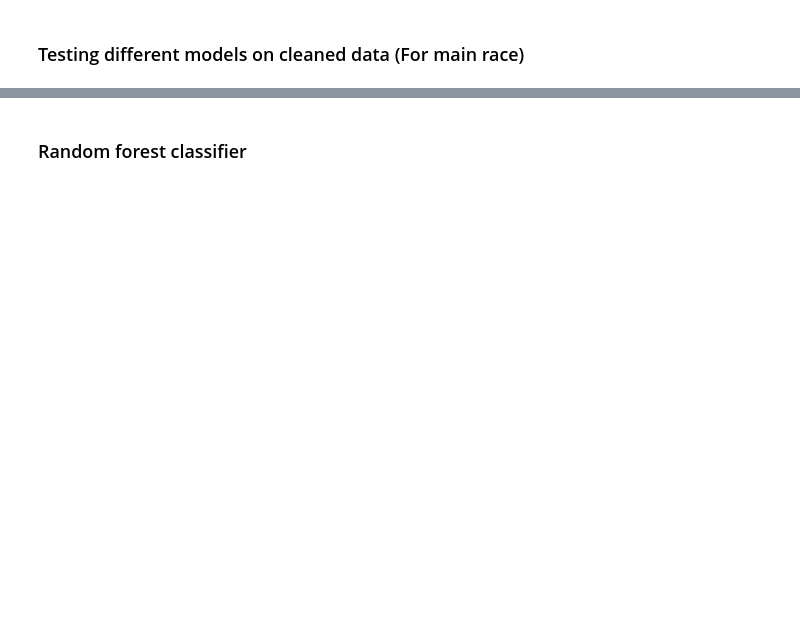
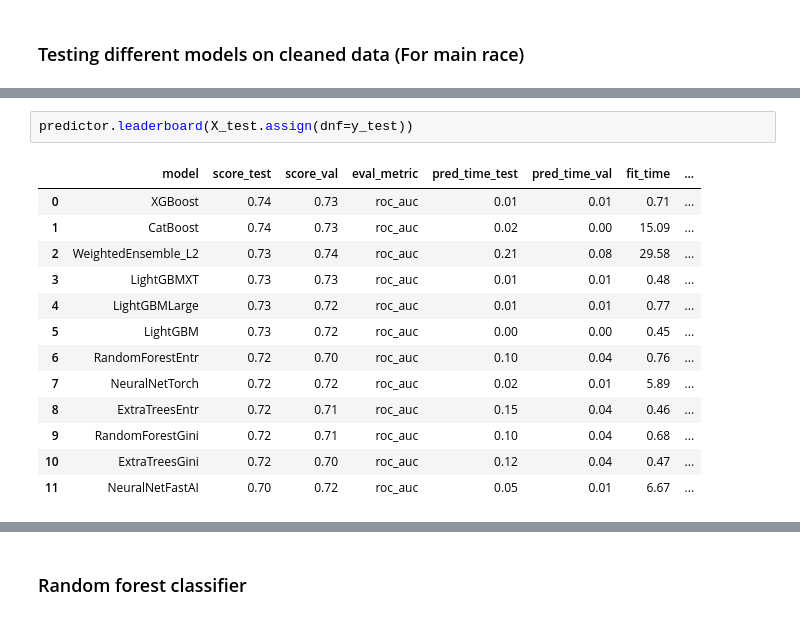
Before and after one commit to linhbuitung/f1-fantasy-ml-api, a Jupyter notebook: research/Thesis-Status.ipynb, the cells around one changed output, grey strips where cells are left out. Cells and saved outputs as stored; diff of their text form; blank space fills up the shorter version.

```diff
--- a/research/Thesis-Status.ipynb
+++ b/research/Thesis-Status.ipynb
@@ -298,0 +301,16 @@ other_cols = ['race_year','race_month','race_day','rain', 'driver_home', 'constr
+# %%
+predictor.leaderboard(X_test.assign(dnf=y_test))
+# %% [output]
+|  | model | score_test | score_val | eval_metric | pred_time_test | pred_time_val | fit_time | ... |
+| 0 | XGBoost | 0.74 | 0.73 | roc_auc | 0.01 | 0.01 | 0.71 | ... |
+| 1 | CatBoost | 0.74 | 0.73 | roc_auc | 0.02 | 0.00 | 15.09 | ... |
+| 2 | WeightedEnsemble_L2 | 0.73 | 0.74 | roc_auc | 0.21 | 0.08 | 29.58 | ... |
+| 3 | LightGBMXT | 0.73 | 0.73 | roc_auc | 0.01 | 0.01 | 0.48 | ... |
+| 4 | LightGBMLarge | 0.73 | 0.72 | roc_auc | 0.01 | 0.01 | 0.77 | ... |
+| 5 | LightGBM | 0.73 | 0.72 | roc_auc | 0.00 | 0.00 | 0.45 | ... |
+| 6 | RandomForestEntr | 0.72 | 0.70 | roc_auc | 0.10 | 0.04 | 0.76 | ... |
+| 7 | NeuralNetTorch | 0.72 | 0.72 | roc_auc | 0.02 | 0.01 | 5.89 | ... |
+| 8 | ExtraTreesEntr | 0.72 | 0.71 | roc_auc | 0.15 | 0.04 | 0.46 | ... |
+| 9 | RandomForestGini | 0.72 | 0.71 | roc_auc | 0.10 | 0.04 | 0.68 | ... |
+| 10 | ExtraTreesGini | 0.72 | 0.70 | roc_auc | 0.12 | 0.04 | 0.47 | ... |
+| 11 | NeuralNetFastAI | 0.70 | 0.72 | roc_auc | 0.05 | 0.01 | 6.67 | ... |
```
Also changed, not shown: parts of 40 cells of this notebook, 18 other files.
